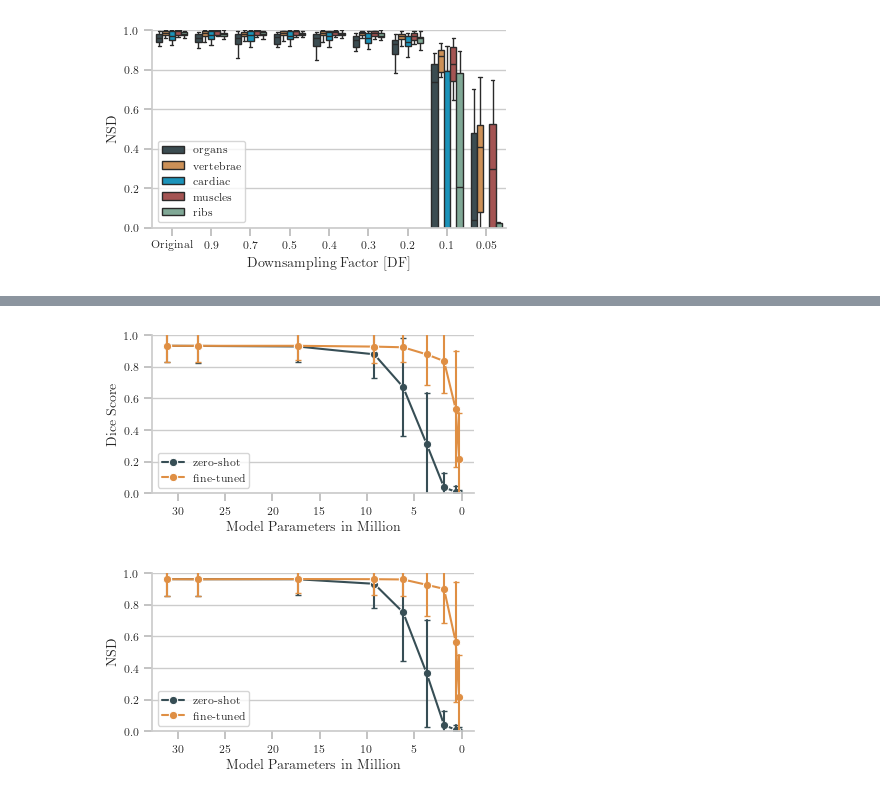
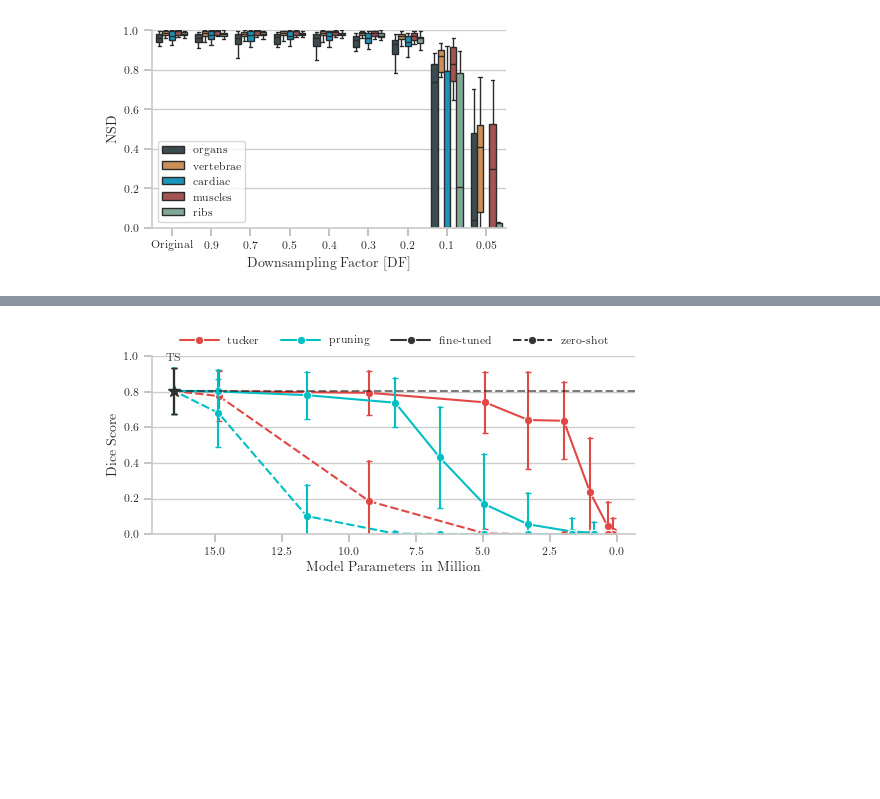
Before and after one commit to ClinicalDataScience/tucker-cnn, a Jupyter notebook: visualize/01_metrics_absolute.ipynb, the cells around one changed output, grey strips where cells are left out. Drawn from its saved outputs; the diff is of its cells as text; code cells hidden in the pictures; blank space fills up the shorter version.

```diff
--- a/visualize/01_metrics_absolute.ipynb
+++ b/visualize/01_metrics_absolute.ipynb
@@ -266,26 +308,50 @@ get_lineplot(df, '../plots/nsd_overview_fast.pdf', 'nsd')
-# %%
-pairing_dict = {
-    'Original': 31.19,
-    '0.9': 27.92,
-    '0.7': 17.35,
-    '0.5': 9.24,
-    '0.4': 6.18,
-    '0.3': 3.69,
-    '0.2': 1.85,
-    '0.1': 0.62,
-    '0.05': 0.25
-}
-
-df_zero = prepare_data('../plots/results_grid_zero', False)
-df_zero['strat'] = 'zero-shot'
-df_fine = prepare_data('../plots/results_grid_fine', False)
-df_fine['strat'] = 'fine-tuned'
-df = pd.concat([df_zero, df_fine])
-
-df['m_params'] = df['DF'].map(pairing_dict)
-
-get_lineplot(df, '../plots/dice_overview.pdf', 'ds')
-get_lineplot(df, '../plots/nsd_overview.pdf', 'nsd')
-# %% [output]
-[figure, removed]
-[figure, removed]
+# %%
+pairing_dict = {
+  'Original': 16.55,
+  '0.9': 14.87,
+  '0.7': 9.25,
+  '0.5': 4.92,
+  '0.4': 3.3,
+  '0.3': 1.98,
+  '0.2': 1.0,
+  '0.1': 0.34,
+  '0.05': 0.15
+}
+
+df_zero = prepare_data('../plots/results_grid_zero', True)
+df_zero['strat'] = 'tucker'
+df_zero['ft'] = 'zero-shot'
+df_fine = prepare_data('../plots/results_grid_fine', True)
+df_fine['strat'] = 'tucker'
+df_fine['ft'] = 'fine-tuned'
+df = pd.concat([df_zero, df_fine])
+
+df['m_params'] = df['DF'].map(pairing_dict)
+
+pairing_dict = {
+  'Original': 16.55,
+  '0.9': 14.89,
+  '0.7': 11.59,
+  '0.5': 8.28,
+  '0.4': 6.62,
+  '0.3': 4.97,
+  '0.2': 3.32,
+  '0.1': 1.67,
+  '0.05': 0.84
+}
+
+df_prune = prepare_data('../plots/results_grid_prune', True)
+df_prune['strat'] = 'pruning'
+df_prune['ft'] = 'zero-shot'
+df_prune['m_params'] = df_prune['DF'].map(pairing_dict)
+df = pd.concat([df, df_prune])
+
+df_prune = prepare_data('../plots/results_grid_prune_fine', True)
+df_prune['strat'] = 'pruning'
+df_prune['ft'] = 'fine-tuned'
+df_prune['m_params'] = df_prune['DF'].map(pairing_dict)
+df = pd.concat([df, df_prune])
+
+get_lineplot(df, '../plots/dice_full_fast.pdf', 'ds')
+# %% [output]
+[figure, added]
```
Also changed, not shown: parts of 6 cells of this notebook, 3 other files.
